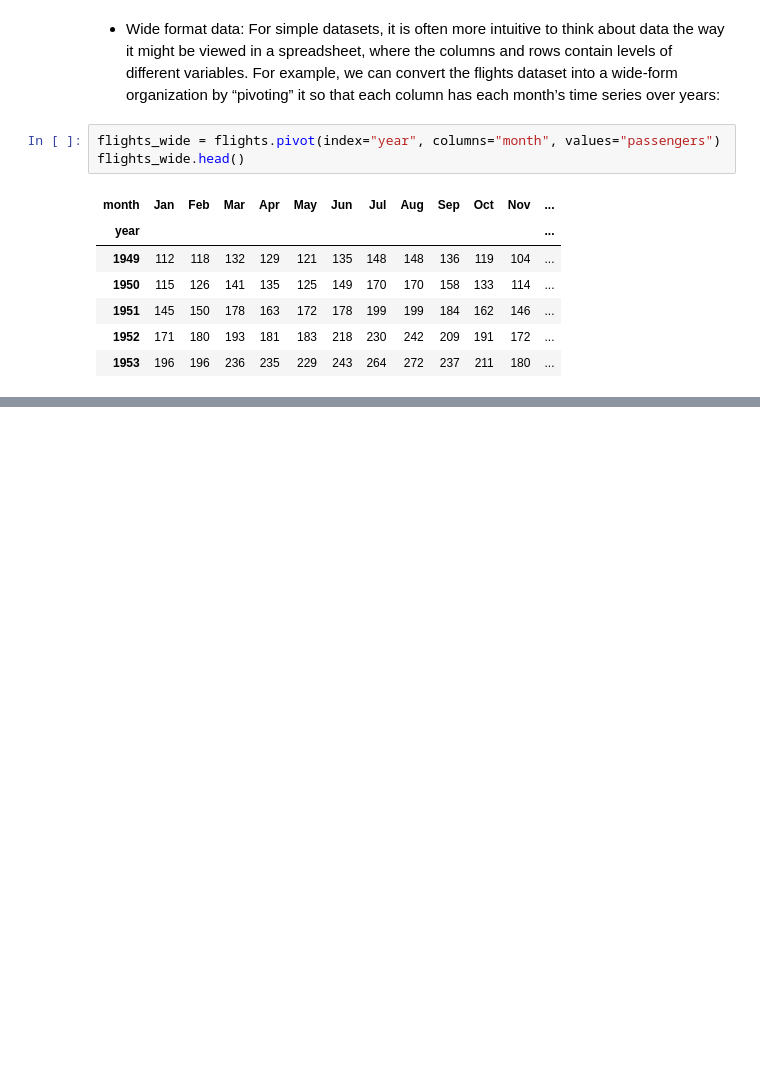
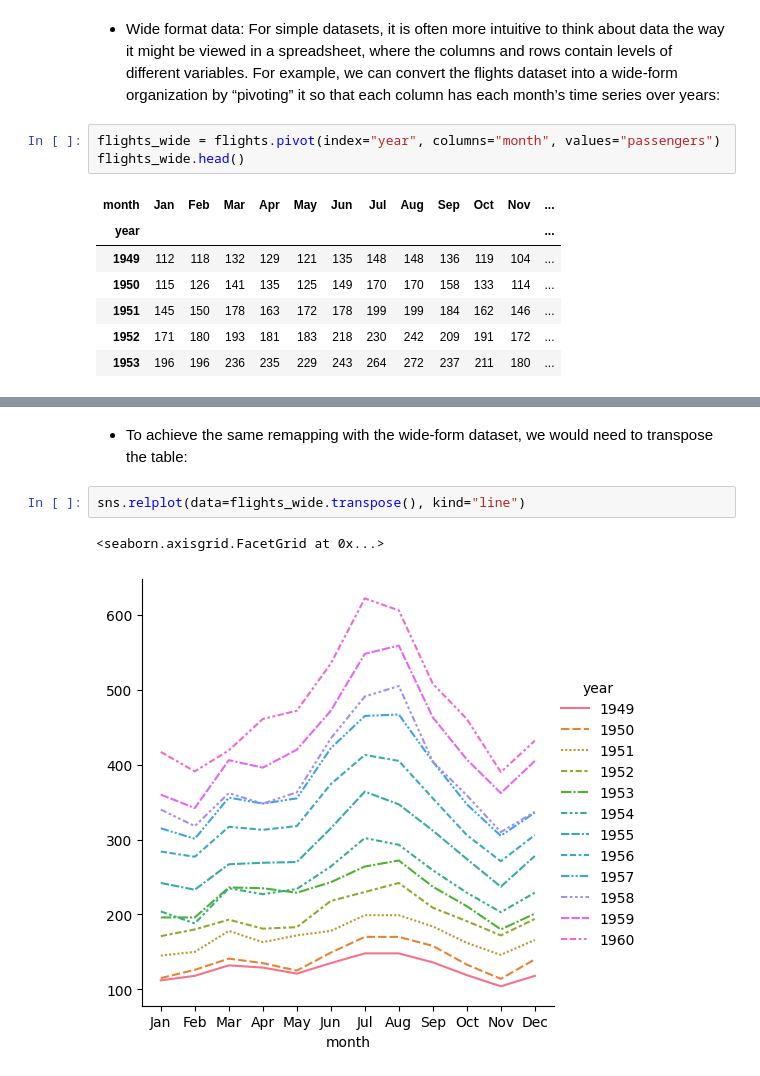
Before and after one commit to Jeremiah-Katumo/data-visualization, a Jupyter notebook: seaborn/2-sns-data-structures.ipynb, the cells around one changed output, grey strips where cells are left out. Saved outputs shown, nothing was run; the diff lists cells and outputs as text; blank space fills up the shorter version.

```diff
--- a/seaborn/2-sns-data-structures.ipynb
+++ b/seaborn/2-sns-data-structures.ipynb
@@ -40,0 +51,7 @@ flights_wide.head()
+# %% [markdown]
+- To achieve the same remapping with the wide-form dataset, we would need to transpose the table:
+# %%
+sns.relplot(data=flights_wide.transpose(), kind="line")
+# %% [output]
+<seaborn.axisgrid.FacetGrid at 0x...>
+[figure, added]
```
Also changed, not shown: parts of 19 cells of this notebook.
